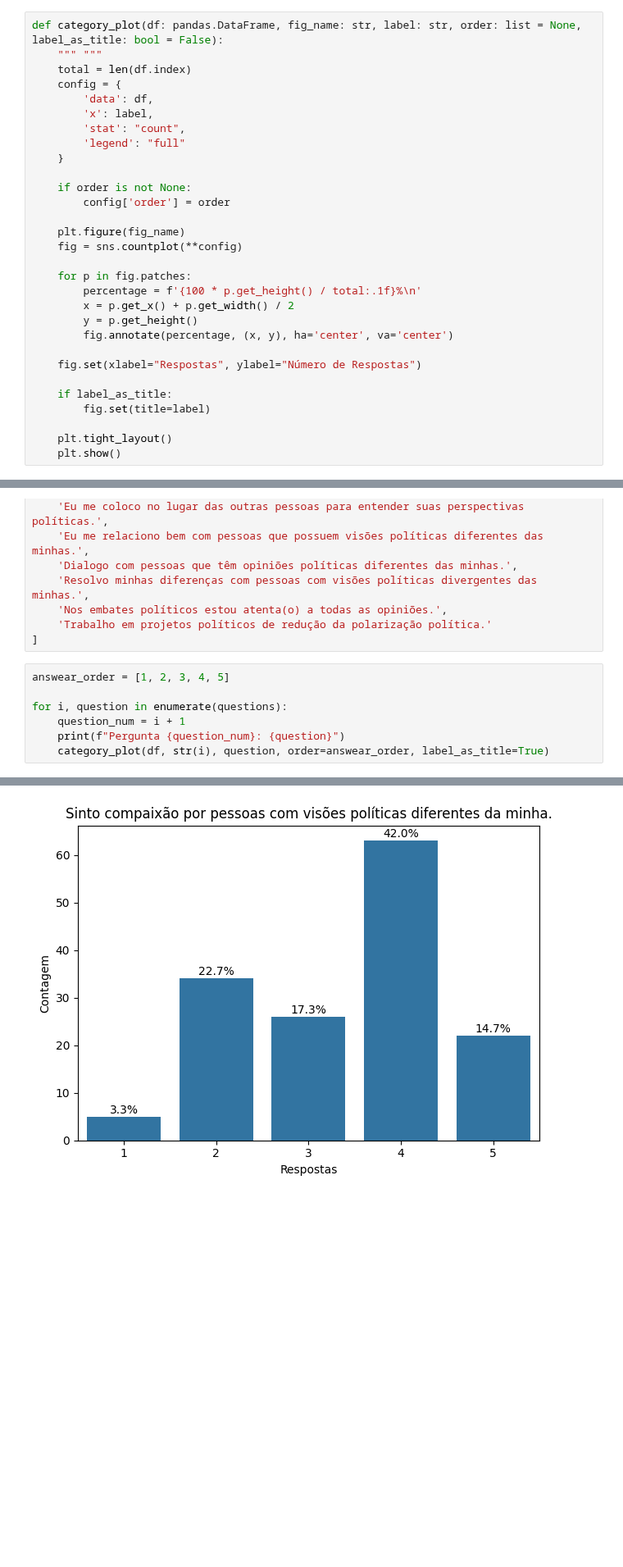
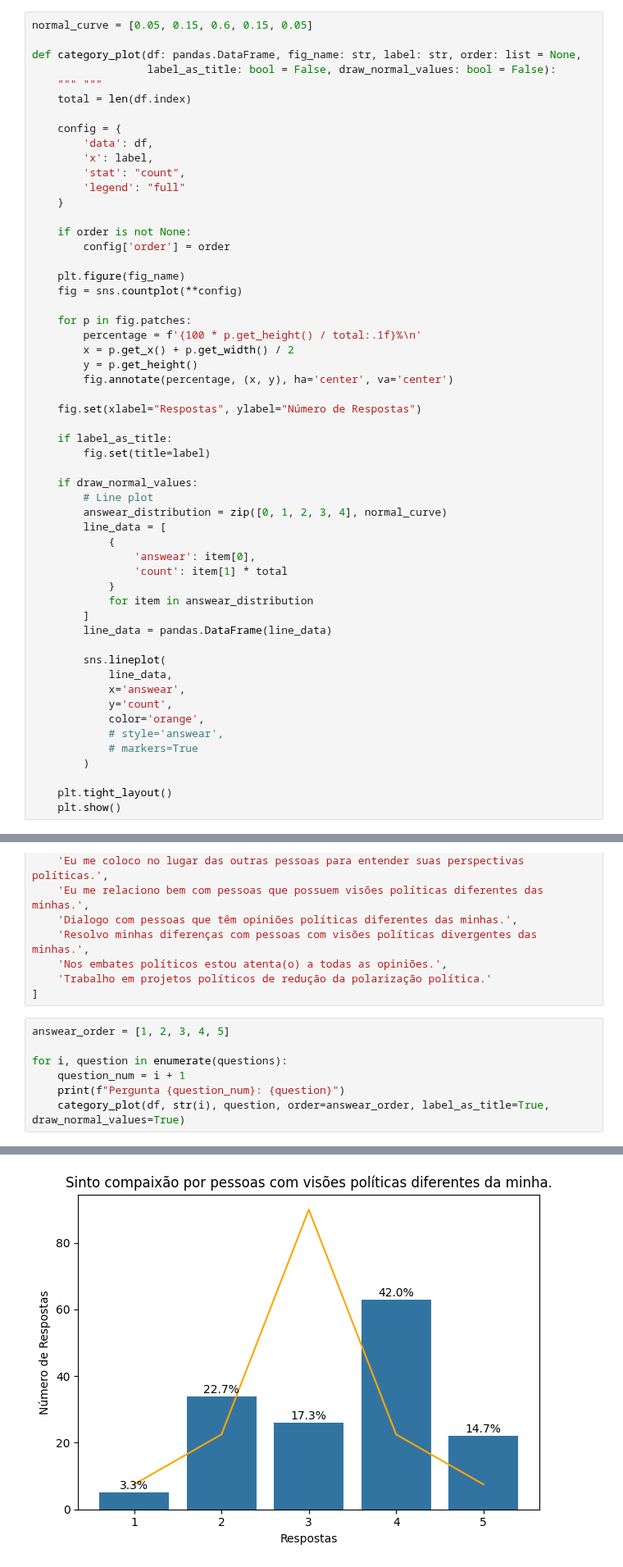
Before and after one commit to alpsilva/psicometria-data-analysis, a Jupyter notebook: graphs.ipynb, the cells around one changed output, grey strips where cells are left out. Shown at 82% size. Saved outputs shown, nothing was run; the diff lists cells and outputs as text; blank space fills up the shorter version.

Commit message:
Feat: Normal distribution above bars

```diff
--- a/graphs.ipynb
+++ b/graphs.ipynb
@@ -112,9 +113,13 @@ Distribuição dos campos:
 - Orientação Sexual
 - Etnia
 # %%
-def category_plot(df: pandas.DataFrame, fig_name: str, label: str, order: list = None, label_as_title: bool = False):
+normal_curve = [0.05, 0.15, 0.6, 0.15, 0.05]
+
+def category_plot(df: pandas.DataFrame, fig_name: str, label: str, order: list = None,
+                  label_as_title: bool = False, draw_normal_values: bool = False):
     """ """
     total = len(df.index)
+
     config = {
         'data': df,
         'x': label,
@@ -139,6 +144,27 @@ def category_plot(df: pandas.DataFrame, fig_name: str, label: str, order: list =
     if label_as_title:
         fig.set(title=label)
 
+    if draw_normal_values:
+        # Line plot
+        answear_distribution = zip([0, 1, 2, 3, 4], normal_curve)
+        line_data = [
+            {
+                'answear': item[0],
+                'count': item[1] * total
+            }
+            for item in answear_distribution
+        ]
+        line_data = pandas.DataFrame(line_data)
+
+        sns.lineplot(
+            line_data,
+            x='answear',
+            y='count',
+            color='orange',
+            # style='answear',
+            # markers=True
+        )
+
     plt.tight_layout()
     plt.show()
 # %%
@@ -191,6 +217,6 @@ answear_order = [1, 2, 3, 4, 5]
 for i, question in enumerate(questions):
     question_num = i + 1
     print(f"Pergunta {question_num}: {question}")
-    category_plot(df, str(i), question, order=answear_order, label_as_title=True)
+    category_plot(df, str(i), question, order=answear_order, label_as_title=True, draw_normal_values=True)
 # %% [output]
 Pergunta 1: Preocupo-me com a segurança das pessoas que não têm a mesma visão política que eu.
@@ -200,3 +226,3 @@ Pergunta 2: Fico comovida(o) quando alguém é tratado injustamente por ter posi
 Pergunta 3: Sinto compaixão por pessoas com visões políticas diferentes da minha.
-[figure, old version]
+[figure, new version]
 Pergunta 4: Sinto tristeza se coisas ruins acontecem com pessoas de visões políticas diferentes das minhas.
```
Also changed, not shown: parts of 6 cells of this notebook, 1 other file.
